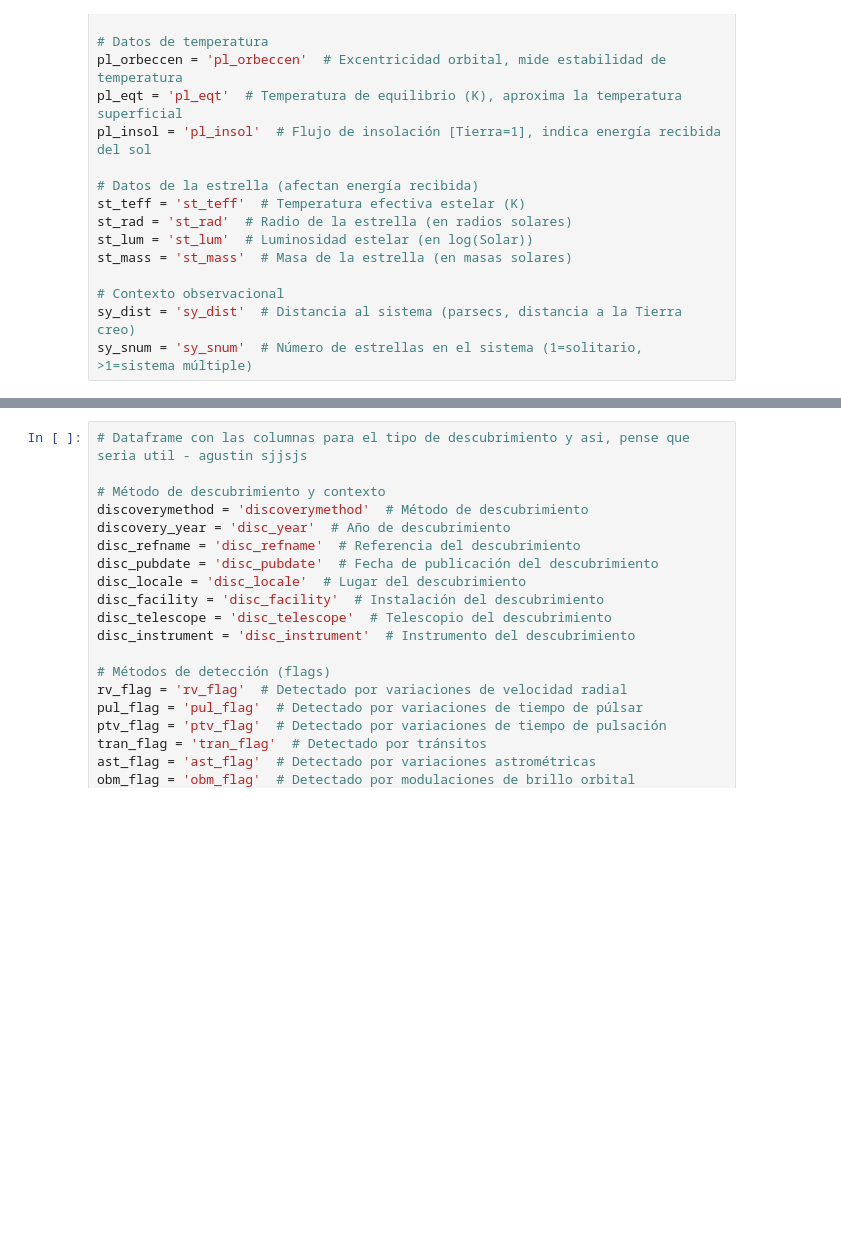
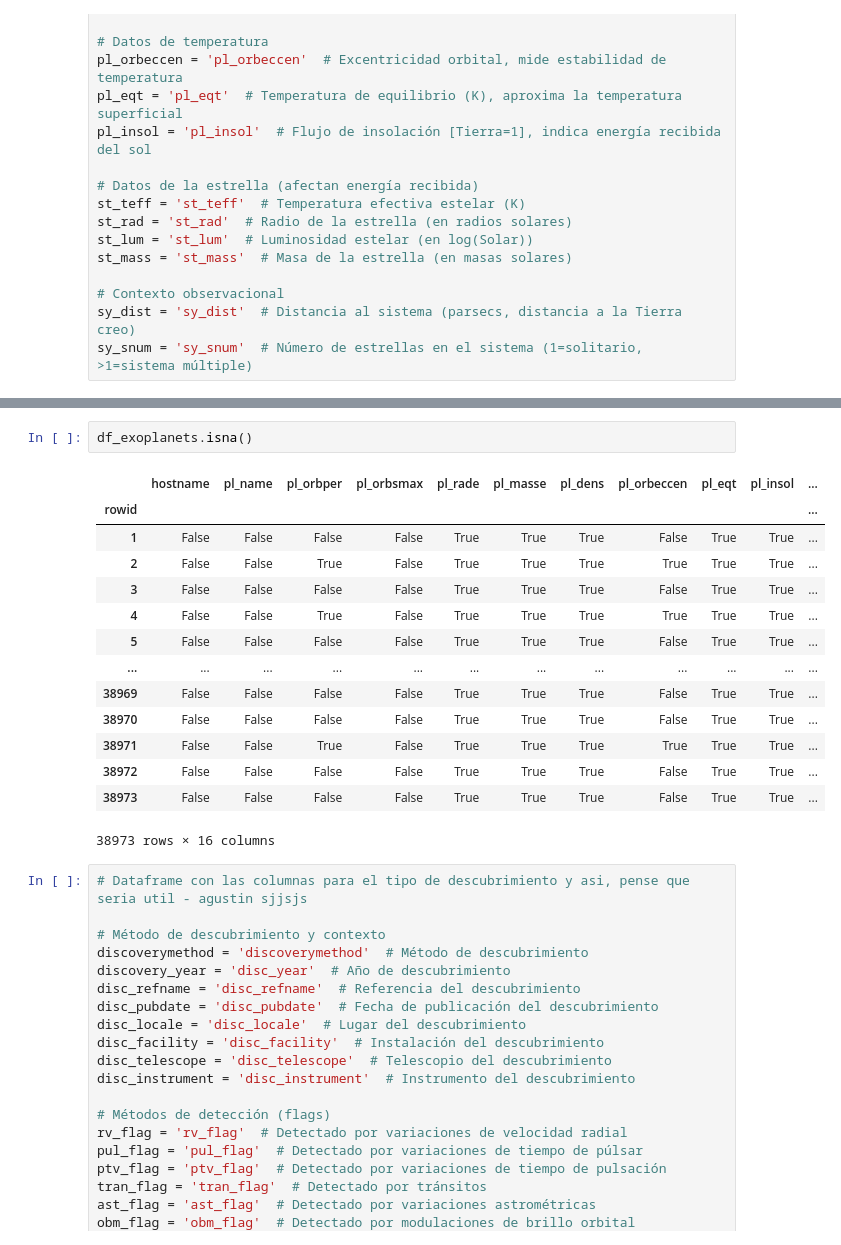
Before and after one commit to raylovesmusic/IMT2200-Proyecto-Grupal-A.R.D.E, a Jupyter notebook: notebooks/proyecto-arde.ipynb, the cells around one changed output, grey strips where cells are left out. Drawn from its saved outputs; the diff is of its cells as text; blank space fills up the shorter version.

```diff
--- a/notebooks/proyecto-arde.ipynb
+++ b/notebooks/proyecto-arde.ipynb
@@ -89,3 +156,20 @@ df_exoplanets.head(7)
+# %%
+df_exoplanets.isna()
+# %% [output]
+|  | hostname | pl_name | pl_orbper | pl_orbsmax | pl_rade | pl_masse | pl_dens | pl_orbeccen | pl_eqt | pl_insol | ... |
+| rowid |  |  |  |  |  |  |  |  |  |  | ... |
+| 1 | False | False | False | False | True | True | True | False | True | True | ... |
+| 2 | False | False | True | False | True | True | True | True | True | True | ... |
+| 3 | False | False | False | False | True | True | True | False | True | True | ... |
+| 4 | False | False | True | False | True | True | True | True | True | True | ... |
+| 5 | False | False | False | False | True | True | True | False | True | True | ... |
+| ... | ... | ... | ... | ... | ... | ... | ... | ... | ... | ... | ... |
+| 38969 | False | False | False | False | True | True | True | False | True | True | ... |
+| 38970 | False | False | False | False | True | True | True | False | True | True | ... |
+| 38971 | False | False | True | False | True | True | True | True | True | True | ... |
+| 38972 | False | False | False | False | True | True | True | False | True | True | ... |
+| 38973 | False | False | False | False | True | True | True | False | True | True | ... |
+38973 rows × 16 columns
 # %%
 # Dataframe con las columnas para el tipo de descubrimiento y asi, pense que seria util - agustin sjjsjs
 
```
Also changed, not shown: parts of 7 cells of this notebook.
